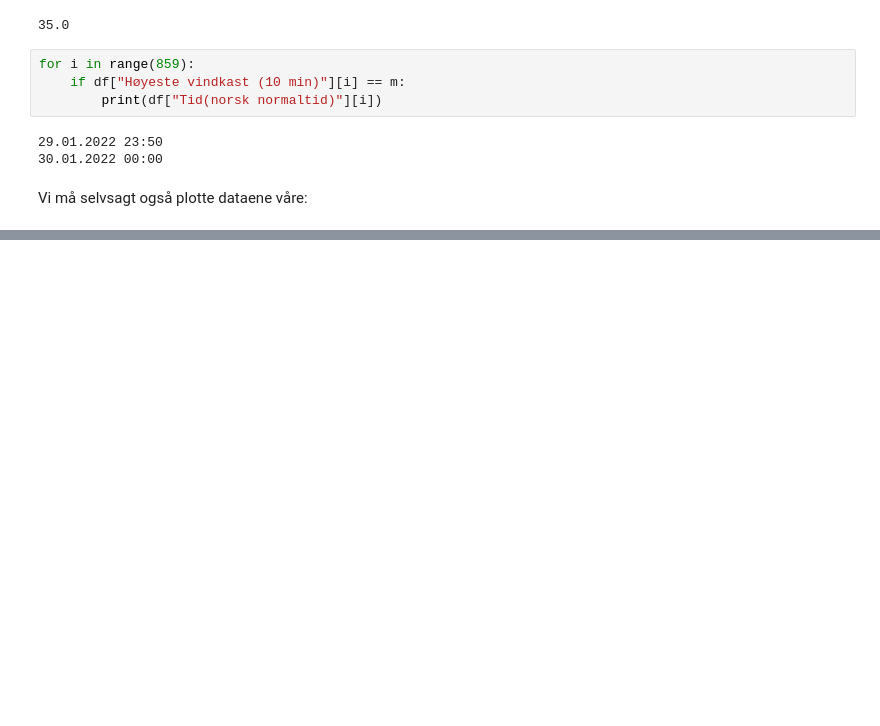
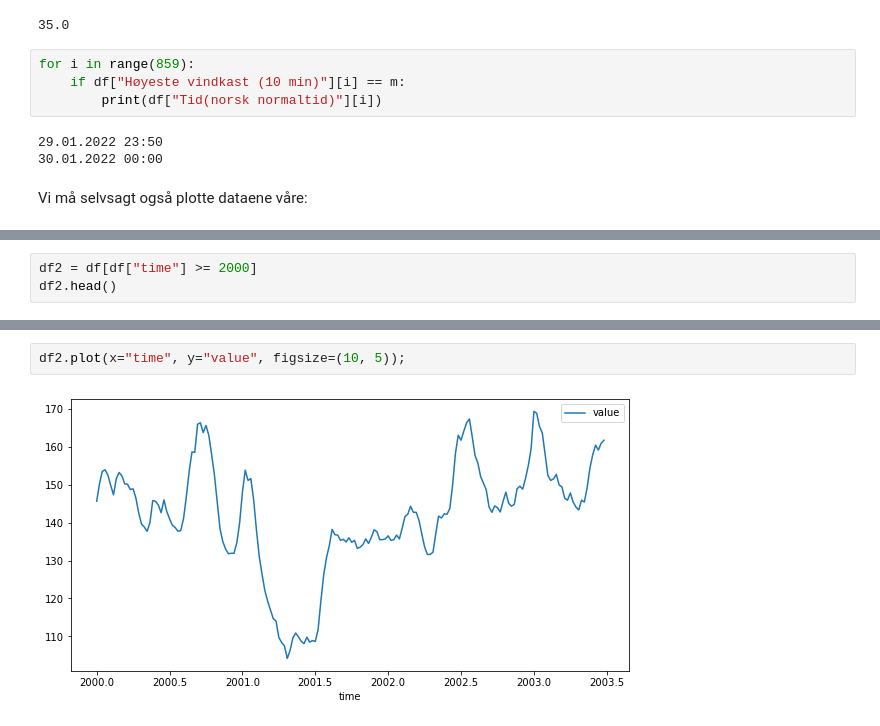
Before and after one commit to tork73/R1, a Jupyter notebook: _sources/laste-inn-data.ipynb, the cells around one changed output, grey strips where cells are left out. Saved outputs shown, nothing was run; the diff lists cells and outputs as text; blank space fills up the shorter version.

```diff
--- a/_sources/laste-inn-data.ipynb
+++ b/_sources/laste-inn-data.ipynb
@@ -209,0 +324,3 @@ plt.show()
+# %%
+df2 = df[df["time"] >= 2000]
+df2.head()
@@ -209,0 +334,4 @@ plt.show()
+# %%
+df2.plot(x="time", y="value", figsize=(10, 5));
+# %% [output]
+[figure, added]
```
Also changed, not shown: parts of 18 cells of this notebook, 8 other files.
